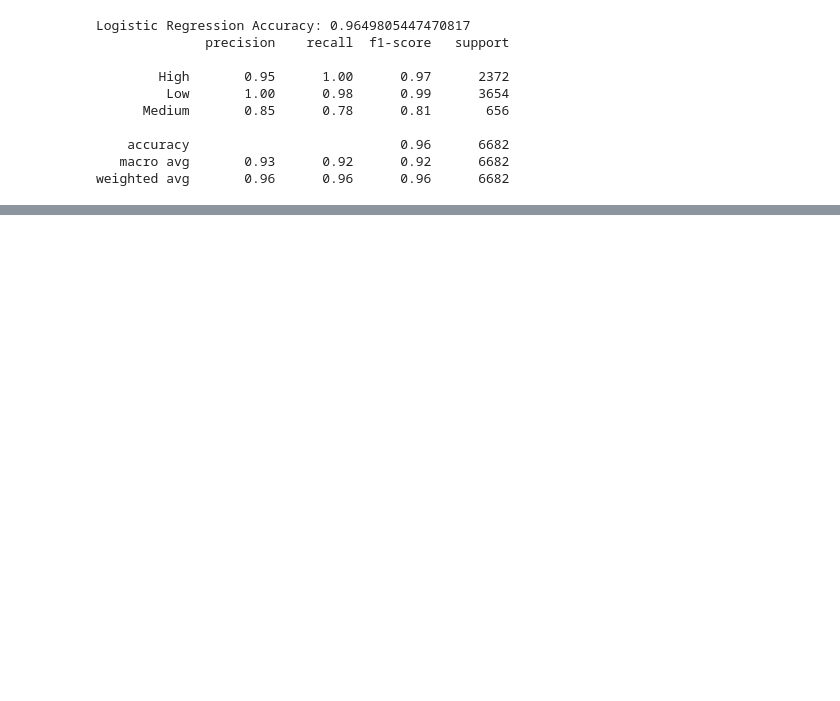
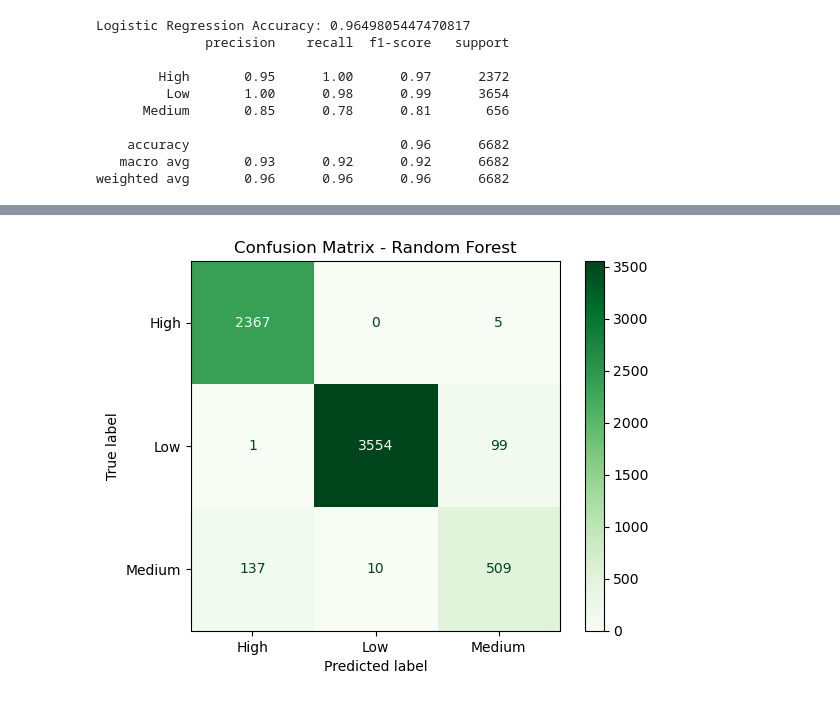
Before and after one commit to tolly00/capstone-project, a Jupyter notebook: Single-station_Trained_Model.ipynb, the cells around one changed output, grey strips where cells are left out. Drawn from its saved outputs; the diff is of its cells as text; code cells hidden in the pictures; blank space fills up the shorter version.

```diff
--- a/Single-station_Trained_Model.ipynb
+++ b/Single-station_Trained_Model.ipynb
@@ -353,0 +358,8 @@ weighted avg       0.96      0.96      0.96      6682
+# %%
+rf = RandomForestClassifier(random_state=42)
+rf.fit(X_train, y_train_enc)
+
+y_pred_rf = rf.predict(X_test)
+
+print("Random Forest Accuracy:", accuracy_score(y_test_enc, y_pred_rf))
+print(classification_report(y_test_enc, y_pred_rf, target_names=le.classes_))
@@ -353,0 +390,11 @@ weighted avg       0.96      0.96      0.96      6682
+# %%
+# Compute confusion matrix
+cm_rf = confusion_matrix(y_test_enc, y_pred_rf)
+
+# Display
+disp_rf = ConfusionMatrixDisplay(confusion_matrix=cm_rf, display_labels=le.classes_)
+disp_rf.plot(cmap='Greens', values_format='d')
+plt.title('Confusion Matrix - Random Forest')
+plt.show()
+# %% [output]
+[figure, added]
```
Also changed, not shown: parts of 9 cells of this notebook.
